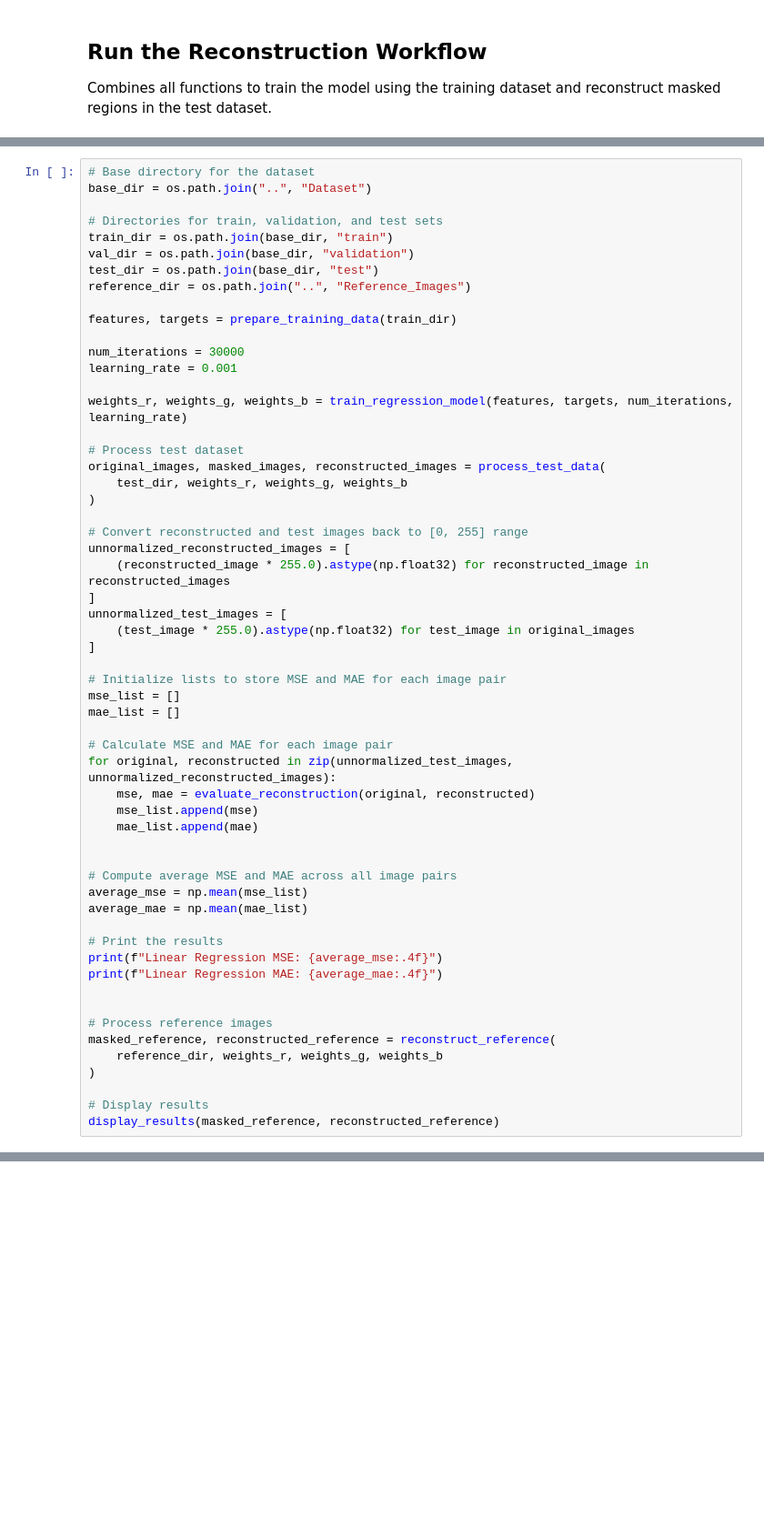
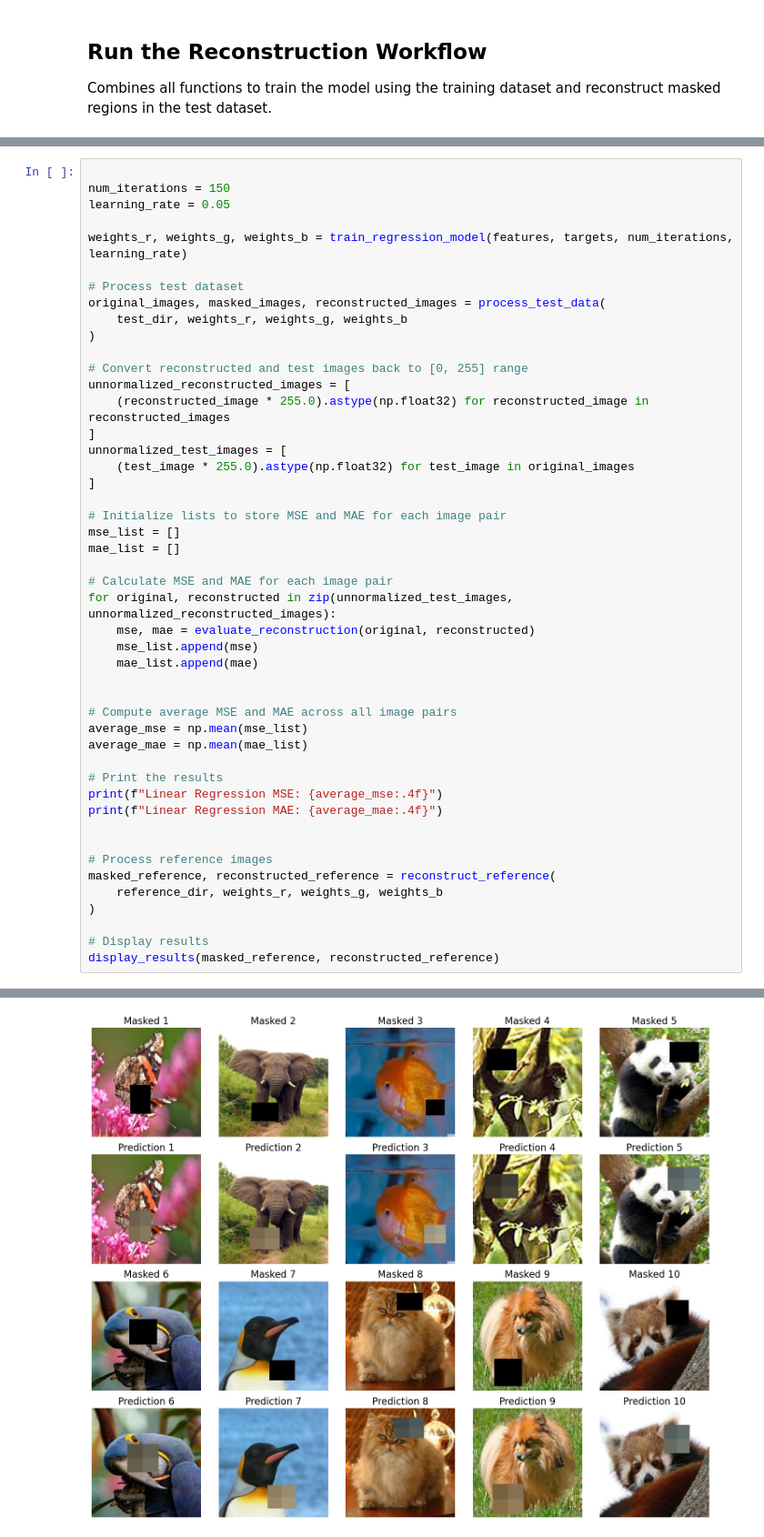
Before and after one commit to SapirDahan/PhotoReconstruction, a Jupyter notebook: Linear_Regrestion_Model/Train_Linear_Regression_Model.ipynb, the cells around one changed output, grey strips where cells are left out. Shown at 91% size. Saved outputs shown, nothing was run; the diff lists cells and outputs as text; blank space fills up the shorter version.

```diff
--- a/Linear_Regrestion_Model/Train_Linear_Regression_Model.ipynb
+++ b/Linear_Regrestion_Model/Train_Linear_Regression_Model.ipynb
@@ -367,17 +378,7 @@ Combines all functions to train the model using the training dataset and reconst
 # %%
-# Base directory for the dataset
-base_dir = os.path.join("..", "Dataset")
 
-# Directories for train, validation, and test sets
-train_dir = os.path.join(base_dir, "train")
-val_dir = os.path.join(base_dir, "validation")
-test_dir = os.path.join(base_dir, "test")
-reference_dir = os.path.join("..", "Reference_Images")
-
-features, targets = prepare_training_data(train_dir)
-
-num_iterations = 30000
-learning_rate = 0.001
+num_iterations = 150
+learning_rate = 0.05
 
 weights_r, weights_g, weights_b = train_regression_model(features, targets, num_iterations, learning_rate)
 
@@ -425,0 +428 @@ KeyboardInterrupt:
+[figure, added]
```
Also changed, not shown: parts of 5 cells of this notebook.
